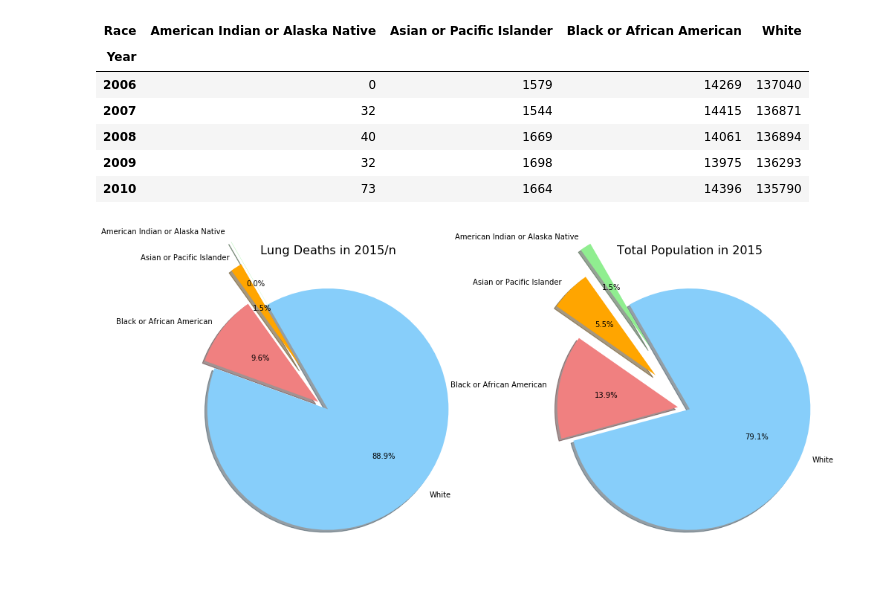
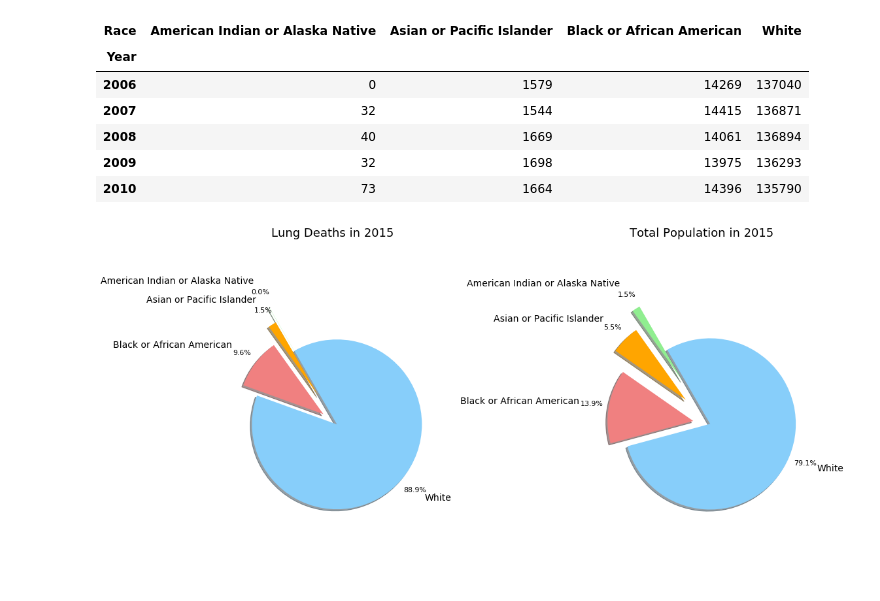
Before and after one commit to gretelup/dataviz-project1, a Jupyter notebook: CDC_Pie_Chart.ipynb, the cells around one changed output. Cells and saved outputs as stored; diff of their text form; code cells hidden in the pictures.

Commit message:
Modified pie chart

```diff
--- a/CDC_Pie_Chart.ipynb
+++ b/CDC_Pie_Chart.ipynb
@@ -76,18 +76,36 @@ lung_race_df.head()
 lung_race_perc = lung_race_df.loc[2015]/lung_race_df.loc[2015].sum()
 pop_race_perc = pop_race_df.loc[2015].tolist()/pop_race_df.loc[2015].sum()
 # %%
-explode = [0.6, 0.4, 0.1, 0]
+# Create pie charts
+
+explode = [0.6, 0.4, 0.2, 0]
 races = list(lung_race_df)
 colors = ["lightgreen", "orange", "lightcoral", "lightskyblue"]
 
 fig, [ax1,ax2] = plt.subplots(1, 2, figsize = (16, 8))
-ax1.set_title("Lung Deaths in 2015", fontsize = 16)
-ax2.set_title("Total Population in 2015", fontsize = 16)
-ax1.pie(lung_race_perc, labels = races, colors = colors, explode = explode, autopct="%1.1f%%",shadow=True,
-        startangle = 120)
-ax2.pie(pop_race_perc, labels = races, colors = colors, explode = explode, autopct="%1.1f%%",shadow=True,
-        startangle = 120)
+ax1.set_title("Lung Deaths in 2015", fontsize = 18)
+ax2.set_title("Total Population in 2015", fontsize = 18)
+
+patches1, texts1, autotexts1 = ax1.pie(lung_race_perc, labels = races, colors = colors, explode = explode,
+                                       autopct="%1.1f%%",shadow=True, startangle = 120, pctdistance=1.2,
+                                       labeldistance=1.35)
+patches2, texts2, autotexts2 = ax2.pie(pop_race_perc, labels = races, colors = colors, explode = explode,
+                                       autopct="%1.1f%%",shadow=True, startangle = 120, pctdistance=1.2,
+                                       labeldistance=1.35)
+
+for text in texts1:
+    text.set_fontsize(14)
+for autotext in autotexts1:
+    autotext.set_fontsize(11)
+for text in texts2:
+    text.set_fontsize(14)
+for autotext in autotexts2:
+    autotext.set_fontsize(11)
+
+ax1.axis("equal")
+ax2.axis("equal")
+plt.tight_layout()
 plt.savefig(os.path.join("Output", "Pie_Chart_2015_Cancer.png"))
 plt.show()
 # %% [output]
-[figure, old version]
+[figure, new version]
```
Also changed, not shown: parts of 6 cells of this notebook, 2 other files.
